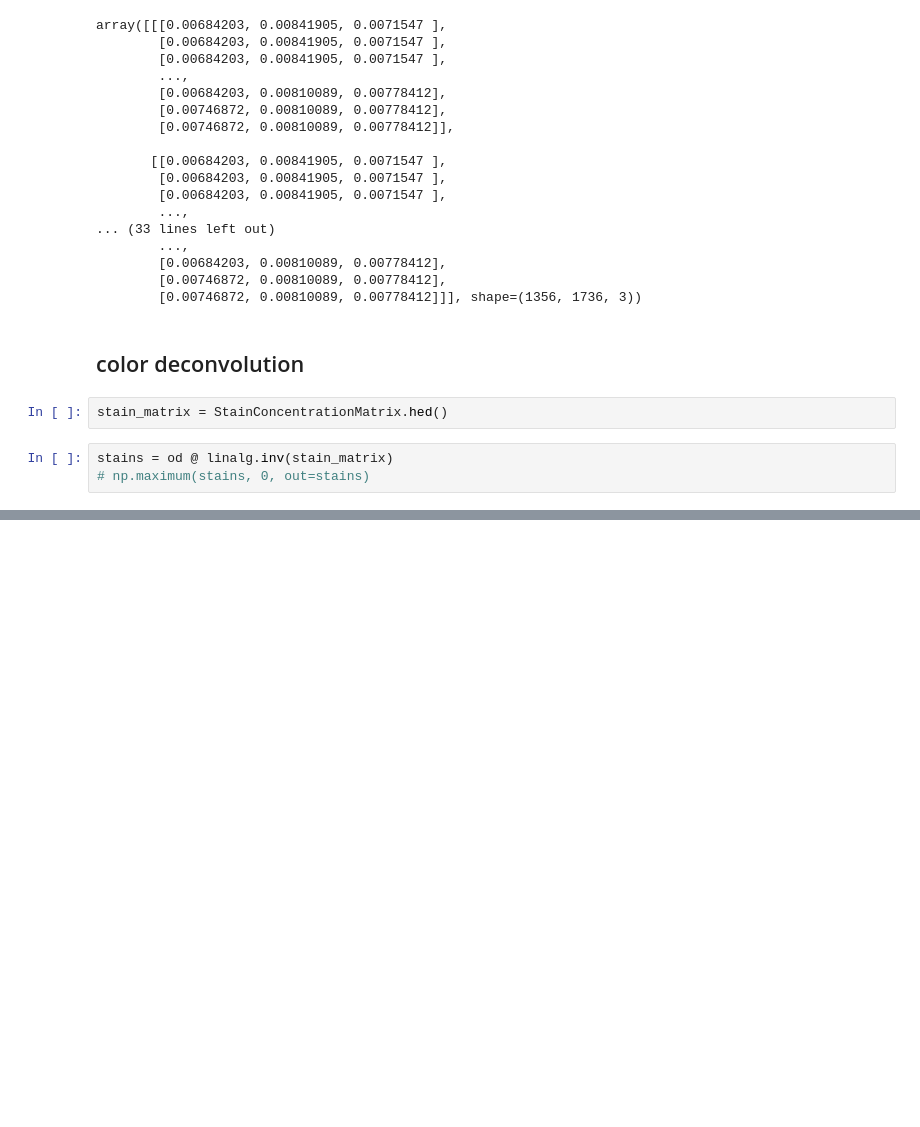
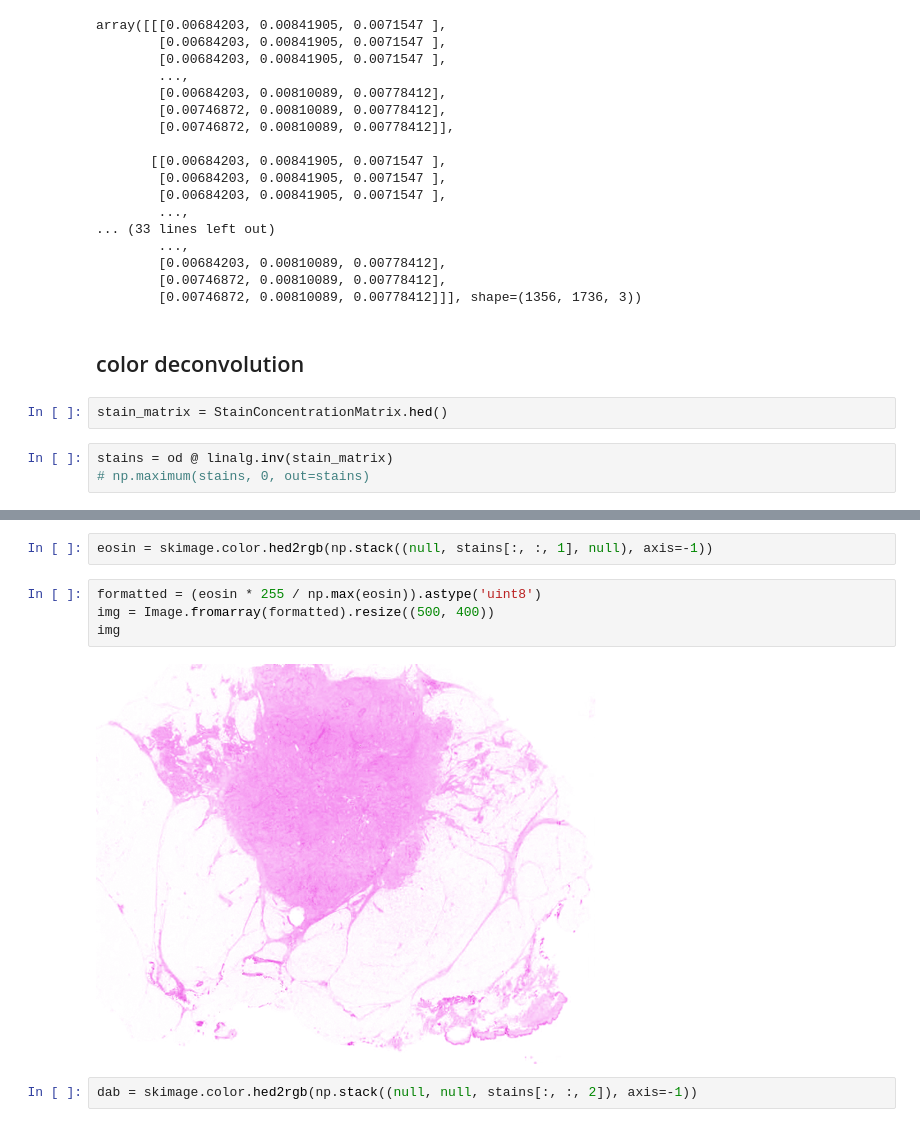
Before and after one commit to choongminkim/WPP, a Jupyter notebook: src/archive/stain_deconvolution.ipynb, the cells around one changed output, grey strips where cells are left out. Drawn from its saved outputs; the diff is of its cells as text; blank space fills up the shorter version.

```diff
--- a/src/archive/stain_deconvolution.ipynb
+++ b/src/archive/stain_deconvolution.ipynb
@@ -110,0 +106,10 @@ stains = od @ linalg.inv(stain_matrix)
+# %%
+eosin = skimage.color.hed2rgb(np.stack((null, stains[:, :, 1], null), axis=-1))
+# %%
+formatted = (eosin * 255 / np.max(eosin)).astype('uint8')
+img = Image.fromarray(formatted).resize((500, 400))
+img
+# %% [output]
+[figure, added]
+# %%
+dab = skimage.color.hed2rgb(np.stack((null, null, stains[:, :, 2]), axis=-1))
```
Also changed, not shown: parts of 15 cells of this notebook.
